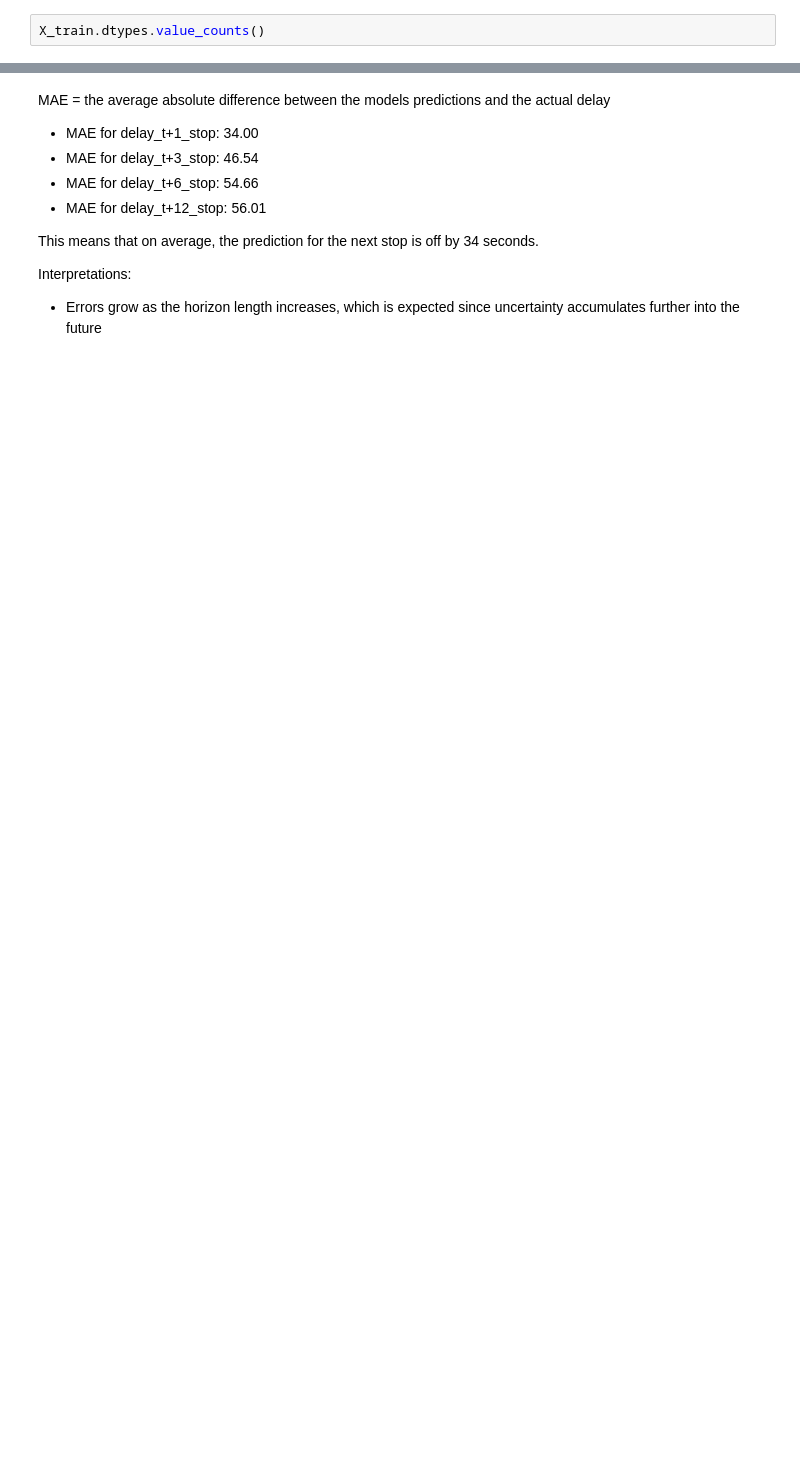
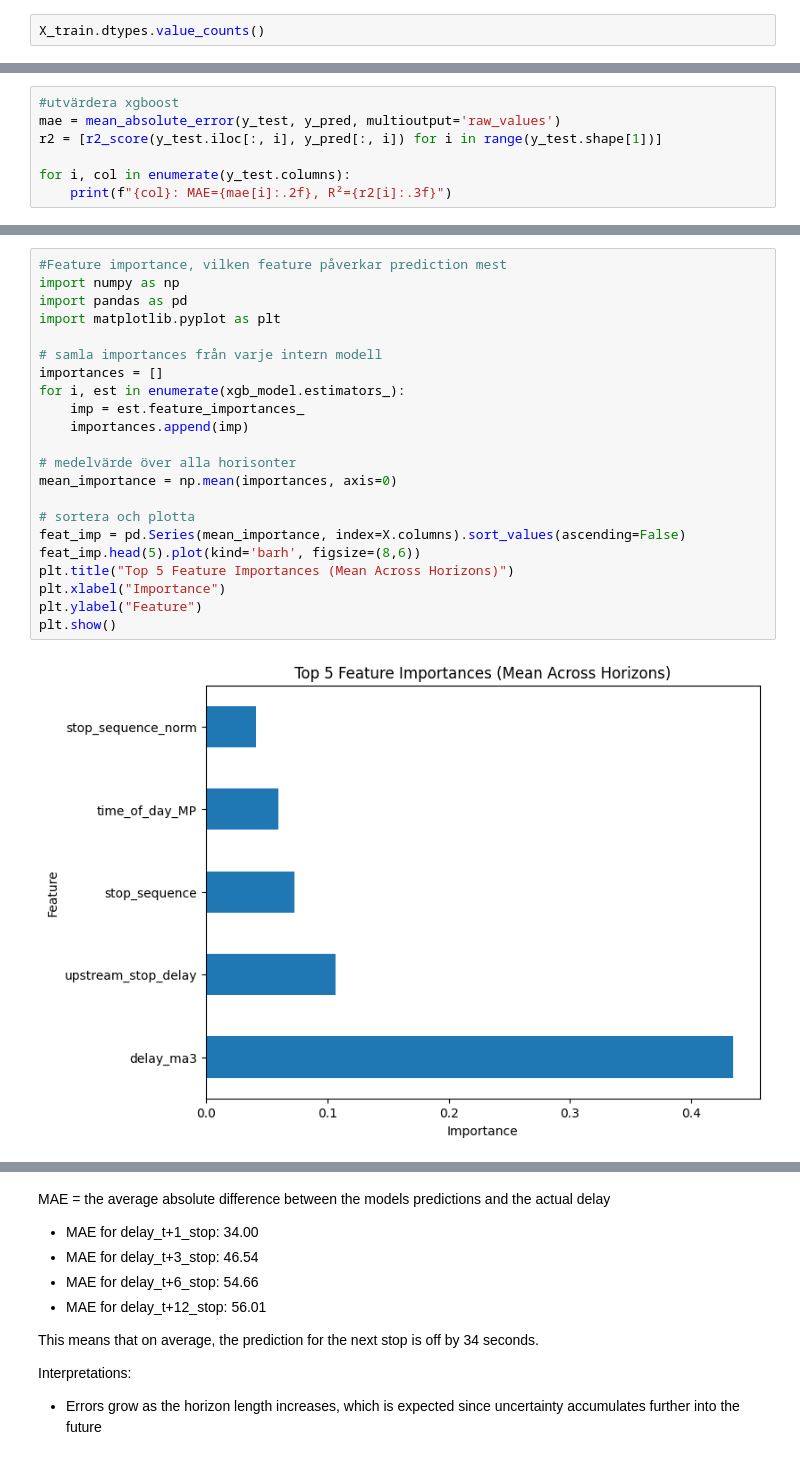
Before and after one commit to 2ovisa/AH2179, a Jupyter notebook: project.ipynb, the cells around one changed output, grey strips where cells are left out. Drawn from its saved outputs; the diff is of its cells as text; blank space fills up the shorter version.

```diff
--- a/project.ipynb
+++ b/project.ipynb
@@ -129,0 +232,7 @@ MAE for delay_t+12_stop: 56.01
+# %%
+#utvärdera xgboost
+mae = mean_absolute_error(y_test, y_pred, multioutput='raw_values')
+r2 = [r2_score(y_test.iloc[:, i], y_pred[:, i]) for i in range(y_test.shape[1])]
+
+for i, col in enumerate(y_test.columns):
+    print(f"{col}: MAE={mae[i]:.2f}, R²={r2[i]:.3f}")
@@ -129,0 +261,24 @@ MAE for delay_t+12_stop: 56.01
+# %%
+#Feature importance, vilken feature påverkar prediction mest
+import numpy as np
+import pandas as pd
+import matplotlib.pyplot as plt
+
+# samla importances från varje intern modell
+importances = []
+for i, est in enumerate(xgb_model.estimators_):
+    imp = est.feature_importances_
+    importances.append(imp)
+
+# medelvärde över alla horisonter
+mean_importance = np.mean(importances, axis=0)
+
+# sortera och plotta
+feat_imp = pd.Series(mean_importance, index=X.columns).sort_values(ascending=False)
+feat_imp.head(5).plot(kind='barh', figsize=(8,6))
+plt.title("Top 5 Feature Importances (Mean Across Horizons)")
+plt.xlabel("Importance")
+plt.ylabel("Feature")
+plt.show()
+# %% [output]
+[figure, added]
```
Also changed, not shown: parts of 44 cells of this notebook.
